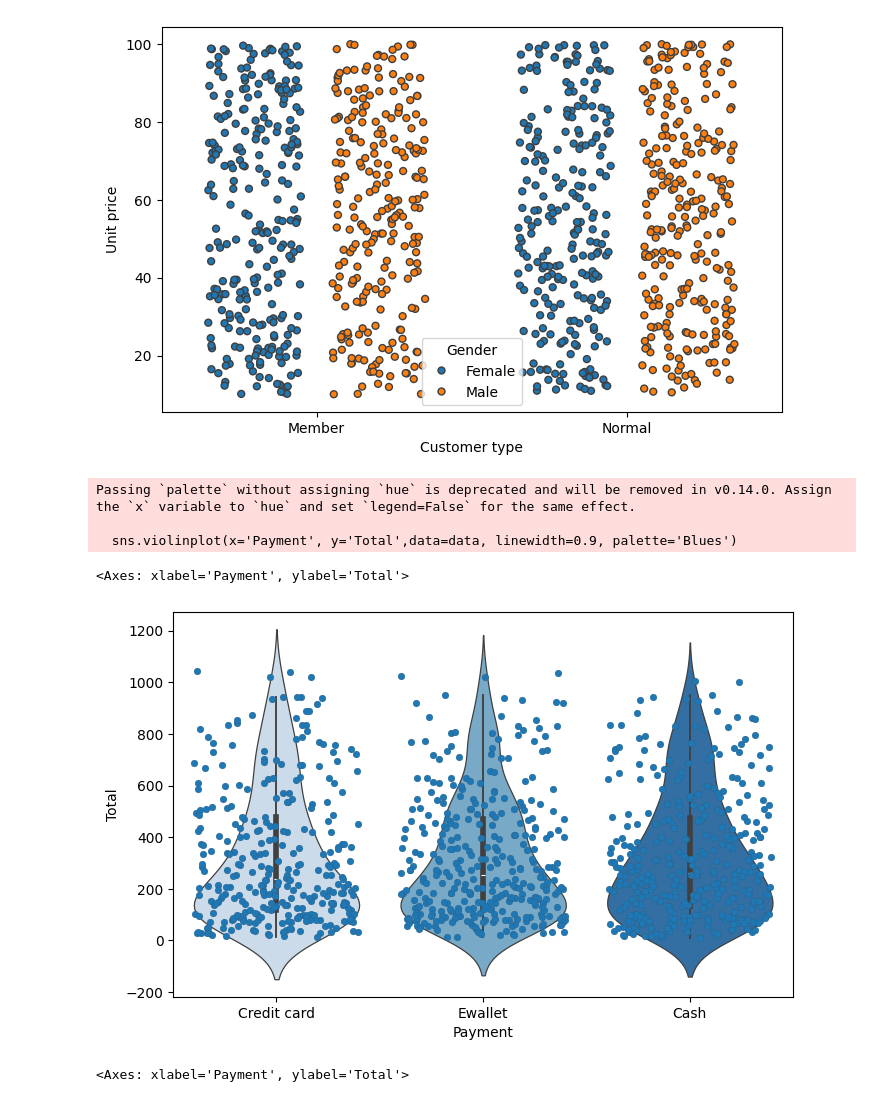
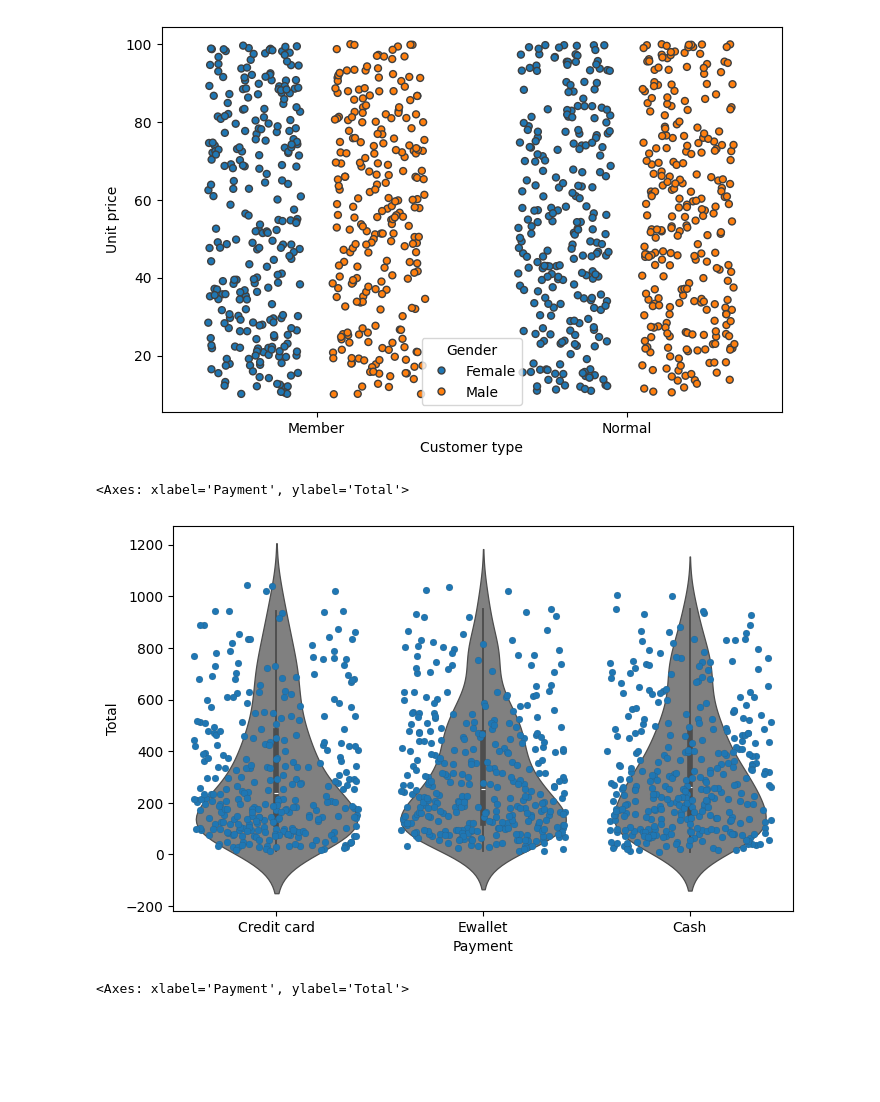
Before and after one commit to satishsinha/Python-Seaborn, a Jupyter notebook: Strip Plot.ipynb, the cells around one changed output. Saved outputs shown, nothing was run; the diff lists cells and outputs as text; code cells hidden in the pictures; blank space fills up the shorter version.

```diff
--- a/Strip Plot.ipynb
+++ b/Strip Plot.ipynb
@@ -94,14 +94,11 @@ sns.stripplot(x= 'Customer type', y='Unit price', hue='Gender', data=data, jitte
 # %%
 ## Draw the strip on the top of VIOLIN PLOT
 plt.figure(figsize=(8, 5))
 sns.stripplot(x='Payment', y='Total',data=data, linewidth=0.1, jitter=0.4)
-sns.violinplot(x='Payment', y='Total',data=data, linewidth=0.9, palette='Blues')
+sns.violinplot(x='Payment', y='Total',data=data, linewidth=0.9, color='gray')
 # %% [output]
-Passing `palette` without assigning `hue` is deprecated and will be removed in v0.14.0. Assign the `x` variable to `hue` and set `legend=False` for the same effect.
-
-  sns.violinplot(x='Payment', y='Total',data=data, linewidth=0.9, palette='Blues')
+<Axes: xlabel='Payment', ylabel='Total'>
-<Axes: xlabel='Payment', ylabel='Total'>
-[figure, old version]
+[figure, new version]
 # %%
 ## Draw the strip on the top of BOX PLOT
 plt.figure(figsize=(8, 5))
```
Also changed, not shown: 2 other files.
